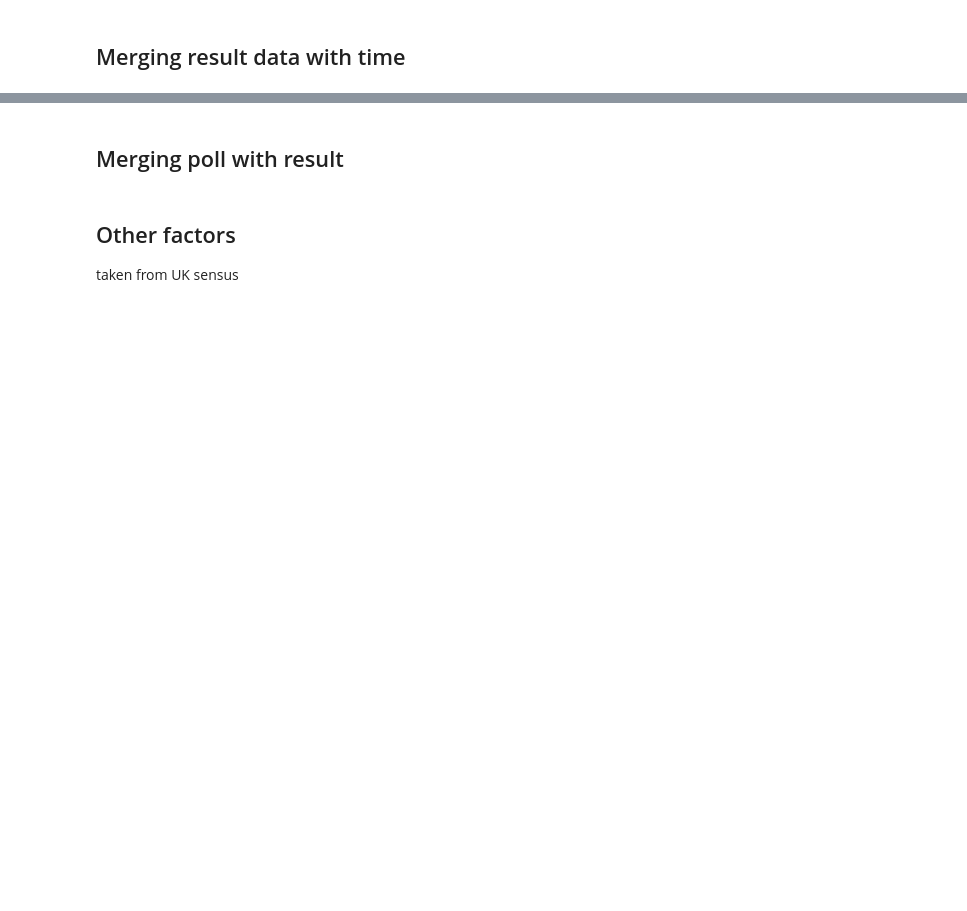
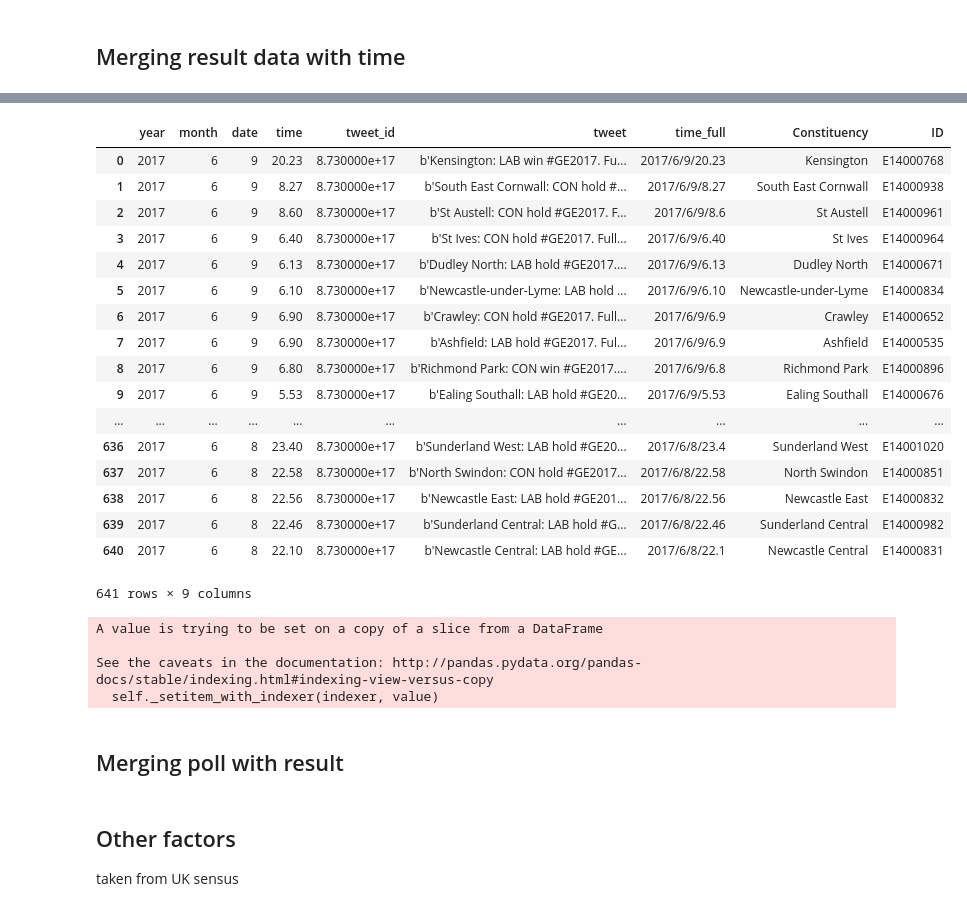
Before and after one commit to alexhuang1117/Data-Science-Portfolio, a Jupyter notebook: FX_Analysis_during_UK_Election/main.ipynb, the cells around one changed output, grey strips where cells are left out. Cells and saved outputs as stored; diff of their text form; code cells hidden in the pictures; blank space fills up the shorter version.

```diff
--- a/FX_Analysis_during_UK_Election/main.ipynb
+++ b/FX_Analysis_during_UK_Election/main.ipynb
@@ -91,3 +94,44 @@ See the caveats in the documentation: http://pandas.pydata.org/pandas-docs/stabl
+# %%
+#manual matching
+tw_matched = pd.read_csv('data/tweets_matched.csv')
+tw_matched = tw_matched.dropna(axis=0, how='any')
+tw_matched = tw_matched.drop_duplicates(subset='ID', keep='last')
+tw_matched.index = np.arange(len(tw_matched))
+tw_matched
+# %% [output]
+|  | year | month | date | time | tweet_id | tweet | time_full | Constituency | ID |
+| 0 | 2017 | 6 | 9 | 20.23 | 8.730000e+17 | b'Kensington: LAB win #GE2017. Fu... | 2017/6/9/20.23 | Kensington | E14000768 |
+| 1 | 2017 | 6 | 9 | 8.27 | 8.730000e+17 | b'South East Cornwall: CON hold #... | 2017/6/9/8.27 | South East Cornwall | E14000938 |
+| 2 | 2017 | 6 | 9 | 8.60 | 8.730000e+17 | b'St Austell: CON hold #GE2017. F... | 2017/6/9/8.6 | St Austell | E14000961 |
+| 3 | 2017 | 6 | 9 | 6.40 | 8.730000e+17 | b'St Ives: CON hold #GE2017. Full... | 2017/6/9/6.40 | St Ives | E14000964 |
+| 4 | 2017 | 6 | 9 | 6.13 | 8.730000e+17 | b'Dudley North: LAB hold #GE2017.... | 2017/6/9/6.13 | Dudley North | E14000671 |
+| 5 | 2017 | 6 | 9 | 6.10 | 8.730000e+17 | b'Newcastle-under-Lyme: LAB hold ... | 2017/6/9/6.10 | Newcastle-under-Lyme | E14000834 |
+| 6 | 2017 | 6 | 9 | 6.90 | 8.730000e+17 | b'Crawley: CON hold #GE2017. Full... | 2017/6/9/6.9 | Crawley | E14000652 |
+| 7 | 2017 | 6 | 9 | 6.90 | 8.730000e+17 | b'Ashfield: LAB hold #GE2017. Ful... | 2017/6/9/6.9 | Ashfield | E14000535 |
+| 8 | 2017 | 6 | 9 | 6.80 | 8.730000e+17 | b'Richmond Park: CON win #GE2017.... | 2017/6/9/6.8 | Richmond Park | E14000896 |
+| 9 | 2017 | 6 | 9 | 5.53 | 8.730000e+17 | b'Ealing Southall: LAB hold #GE20... | 2017/6/9/5.53 | Ealing Southall | E14000676 |
+| ... | ... | ... | ... | ... | ... | ... | ... | ... | ... |
+| 636 | 2017 | 6 | 8 | 23.40 | 8.730000e+17 | b'Sunderland West: LAB hold #GE20... | 2017/6/8/23.4 | Sunderland West | E14001020 |
+| 637 | 2017 | 6 | 8 | 22.58 | 8.730000e+17 | b'North Swindon: CON hold #GE2017... | 2017/6/8/22.58 | North Swindon | E14000851 |
+| 638 | 2017 | 6 | 8 | 22.56 | 8.730000e+17 | b'Newcastle East: LAB hold #GE201... | 2017/6/8/22.56 | Newcastle East | E14000832 |
+| 639 | 2017 | 6 | 8 | 22.46 | 8.730000e+17 | b'Sunderland Central: LAB hold #G... | 2017/6/8/22.46 | Sunderland Central | E14000982 |
+| 640 | 2017 | 6 | 8 | 22.10 | 8.730000e+17 | b'Newcastle Central: LAB hold #GE... | 2017/6/8/22.1 | Newcastle Central | E14000831 |
+641 rows × 9 columns
+# %%
+results = results.merge( tw_matched[['ID','time_full']], how='left', left_on = 'ID', right_on='ID')
+results
+results[['Con[b]','Lab[c]','LD','SNP','UKIP','Grn[d]','DUP']]=(results[['Con[b]','Lab[c]','LD','SNP','UKIP','Grn[d]','DUP']].T/results['Total']).T
+results['time']=np.nan
+for i in range(0,len(results)):
+    try:
+        results['time'].loc[i]= datetime.strptime(results.time_full[i],'%Y/%m/%d/%H.%M')
+    except:
+        results['time'].loc[i] = np.nan
+# %% [output]
+A value is trying to be set on a copy of a slice from a DataFrame
+
+See the caveats in the documentation: http://pandas.pydata.org/pandas-docs/stable/indexing.html#indexing-view-versus-copy
+  self._setitem_with_indexer(indexer, value)
 # %% [markdown]
 ## Merging poll with result
 # %%
```
Also changed, not shown: parts of 17 cells of this notebook, 11 other files.
